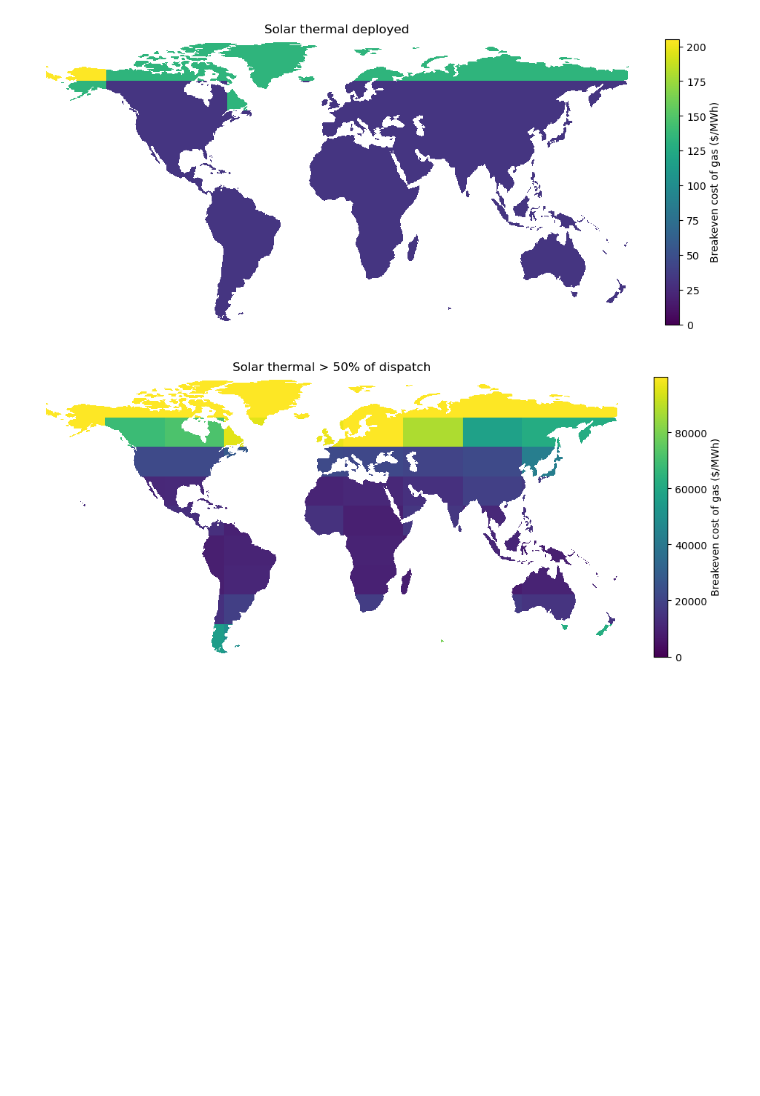
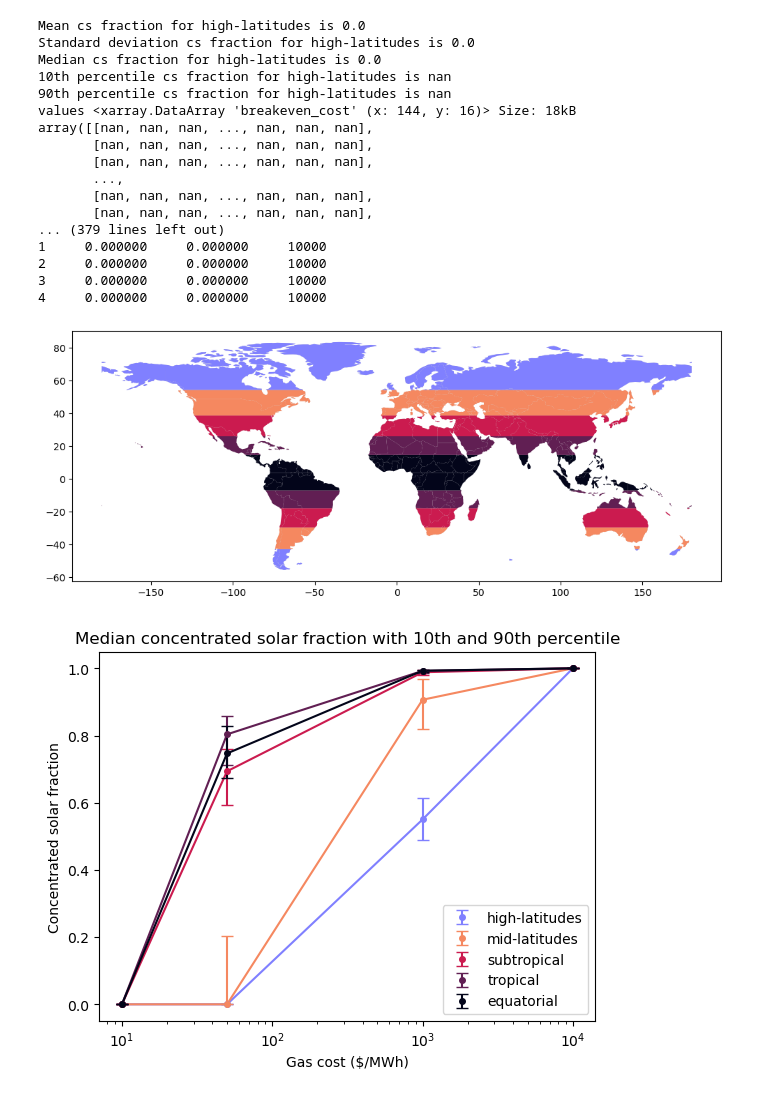
Before and after one commit to carnegie/clab_concentrated_solar, a Jupyter notebook: plot_result_map.ipynb, the cells around one changed output. Saved outputs shown, nothing was run; the diff lists cells and outputs as text; code cells hidden in the pictures; blank space fills up the shorter version.

Commit message:
Capacity factor investigation

```diff
--- a/plot_result_map.ipynb
+++ b/plot_result_map.ipynb
@@ -82,12 +152,0 @@ def plot_result_map(file_path, case_name, cond):
-# %%
-# Plot results
-case = 'CSP'
-for condition in ['deployed','dominating']:
-    if not os.path.exists(f'output_data/breakeven_costs_{condition}.nc'):
-        store_results_map(condition)
-    result_file = f'output_data/breakeven_costs_{condition}.nc'
-
-    plot_result_map(result_file, case, condition)
-# %% [output]
-[figure, removed]
-[figure, removed]
@@ -93,0 +269,60 @@ for condition in ['deployed','dominating']:
+# %%
+def plot_line(lat_df, colors):
+    """
+    Plot the mean cs fraction for each latitudinal band vs the gas cost.
+    """
+    plt.figure()
+    # Plot the mean cs fraction for each latitudinal band vs the gas cost with error bars
+    for i, lat in enumerate(lat_df['latitude band'].unique()):
+        lat_df_sub = lat_df.loc[lat_df['latitude band'] == lat]
+        plt.plot(lat_df_sub['gas cost'], lat_df_sub['median cs fraction'], color=colors[i])
+        plt.errorbar(lat_df_sub['gas cost'], lat_df_sub['median cs fraction'],
+                     # Errors as interquartile range
+                     yerr=[lat_df_sub['lower_error'], lat_df_sub['upper_error']],
+                      fmt='o', color=colors[i], markersize=4, capsize=4,label=lat)
+
+
+    # x-axis log scale
+    plt.xscale('log')
+
+    plt.xlabel('Gas cost ($/MWh)')
+    plt.ylabel('Concentrated solar fraction')
+    plt.legend()
+
+    plt.title('Median concentrated solar fraction with 10th and 90th percentile')
+    plt.savefig('figures/median_cs_fraction_vs_gas_cost.jpg', bbox_inches='tight', dpi=400)
+# %%
+
+lat_bands, colors = plot_lat_bands(get_world())
+gas_costs=[10, 50, 1000, 10000]
+latitude_df = pd.DataFrame()
+for gas_cost in gas_costs:
+    store_results_map('CSP_storage', gas_cost, 'cs_fraction')
+    masked_dataset = mask_data_world(xr.open_dataset(f'output_data/cs_fraction_CSP_storage_gas{gas_cost}.nc'), get_world())
+    latitude_df = calculate_lat_band_mean(latitude_df, masked_dataset, lat_bands, gas_cost)
+
+    # storage to generation capacity ratio
+    store_results_map('CSP_storage', gas_cost, 'storage_ratio')
+
+print(latitude_df)
+plot_line(latitude_df, colors)
+# %% [output]
+Mean cs fraction for high-latitudes is 0.0
+Standard deviation cs fraction for high-latitudes is 0.0
+Median cs fraction for high-latitudes is 0.0
+10th percentile cs fraction for high-latitudes is nan
+90th percentile cs fraction for high-latitudes is nan
+values <xarray.DataArray 'breakeven_cost' (x: 144, y: 16)> Size: 18kB
+array([[nan, nan, nan, ..., nan, nan, nan],
+       [nan, nan, nan, ..., nan, nan, nan],
+       [nan, nan, nan, ..., nan, nan, nan],
+       ...,
+       [nan, nan, nan, ..., nan, nan, nan],
+       [nan, nan, nan, ..., nan, nan, nan],
+... (379 lines left out)
+1     0.000000     0.000000     10000
+2     0.000000     0.000000     10000
+3     0.000000     0.000000     10000
+4     0.000000     0.000000     10000
+[figure, added]
+[figure, added]
```
Also changed, not shown: parts of 13 cells of this notebook, 10 other files.
